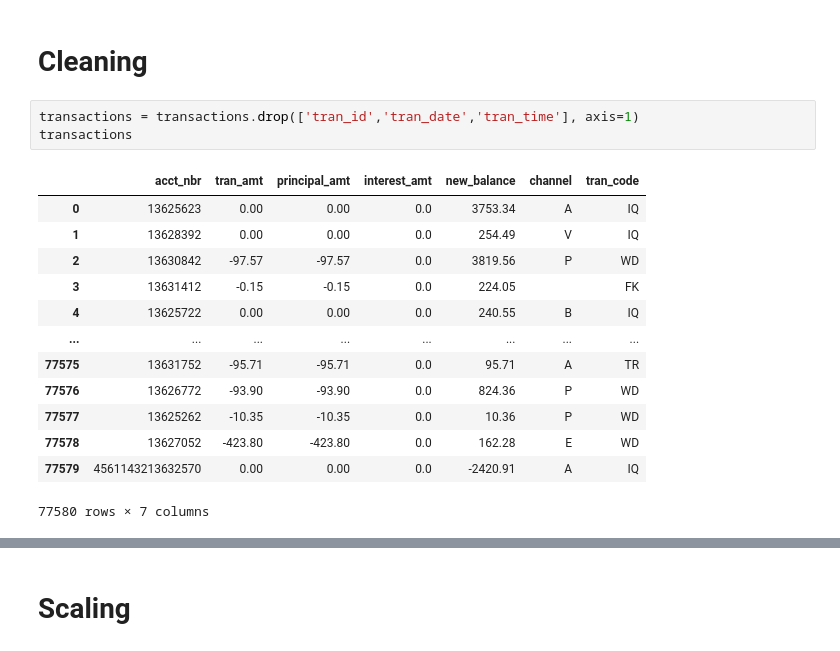
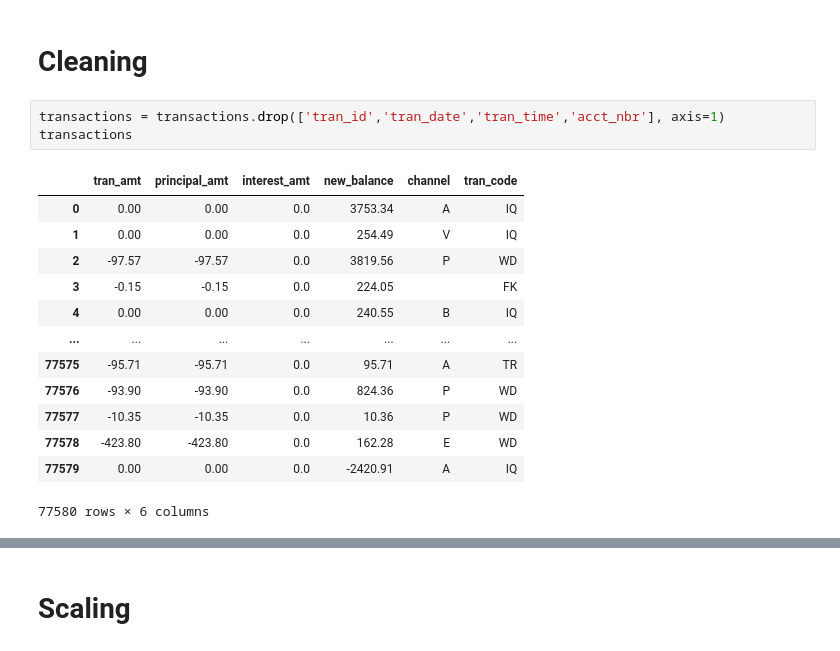
Before and after one commit to lapennanic/LHL_Miniproject3, a Jupyter notebook: transactions/data_prep.ipynb, the cells around one changed output, grey strips where cells are left out. Drawn from its saved outputs; the diff is of its cells as text.

```diff
--- a/transactions/data_prep.ipynb
+++ b/transactions/data_prep.ipynb
@@ -46,20 +46,20 @@ transactions.channel.nunique()
 # %% [markdown]
 # Cleaning
 # %%
-transactions = transactions.drop(['tran_id','tran_date','tran_time'], axis=1)
+transactions = transactions.drop(['tran_id','tran_date','tran_time','acct_nbr'], axis=1)
 transactions
 # %% [output]
-|  | acct_nbr | tran_amt | principal_amt | interest_amt | new_balance | channel | tran_code |
-| 0 | 13625623 | 0.00 | 0.00 | 0.0 | 3753.34 | A | IQ |
-| 1 | 13628392 | 0.00 | 0.00 | 0.0 | 254.49 | V | IQ |
-| 2 | 13630842 | -97.57 | -97.57 | 0.0 | 3819.56 | P | WD |
-| 3 | 13631412 | -0.15 | -0.15 | 0.0 | 224.05 |  | FK |
-| 4 | 13625722 | 0.00 | 0.00 | 0.0 | 240.55 | B | IQ |
-| ... | ... | ... | ... | ... | ... | ... | ... |
-| 77575 | 13631752 | -95.71 | -95.71 | 0.0 | 95.71 | A | TR |
-| 77576 | 13626772 | -93.90 | -93.90 | 0.0 | 824.36 | P | WD |
-| 77577 | 13625262 | -10.35 | -10.35 | 0.0 | 10.36 | P | WD |
-| 77578 | 13627052 | -423.80 | -423.80 | 0.0 | 162.28 | E | WD |
-| 77579 | 4561143213632570 | 0.00 | 0.00 | 0.0 | -2420.91 | A | IQ |
+|  | tran_amt | principal_amt | interest_amt | new_balance | channel | tran_code |
+| 0 | 0.00 | 0.00 | 0.0 | 3753.34 | A | IQ |
+| 1 | 0.00 | 0.00 | 0.0 | 254.49 | V | IQ |
+| 2 | -97.57 | -97.57 | 0.0 | 3819.56 | P | WD |
+| 3 | -0.15 | -0.15 | 0.0 | 224.05 |  | FK |
+| 4 | 0.00 | 0.00 | 0.0 | 240.55 | B | IQ |
+| ... | ... | ... | ... | ... | ... | ... |
+| 77575 | -95.71 | -95.71 | 0.0 | 95.71 | A | TR |
+| 77576 | -93.90 | -93.90 | 0.0 | 824.36 | P | WD |
+| 77577 | -10.35 | -10.35 | 0.0 | 10.36 | P | WD |
+| 77578 | -423.80 | -423.80 | 0.0 | 162.28 | E | WD |
+| 77579 | 0.00 | 0.00 | 0.0 | -2420.91 | A | IQ |
-77580 rows × 7 columns
+77580 rows × 6 columns
 # %%
```
Also changed, not shown: parts of 4 cells of this notebook, 7 other files.
